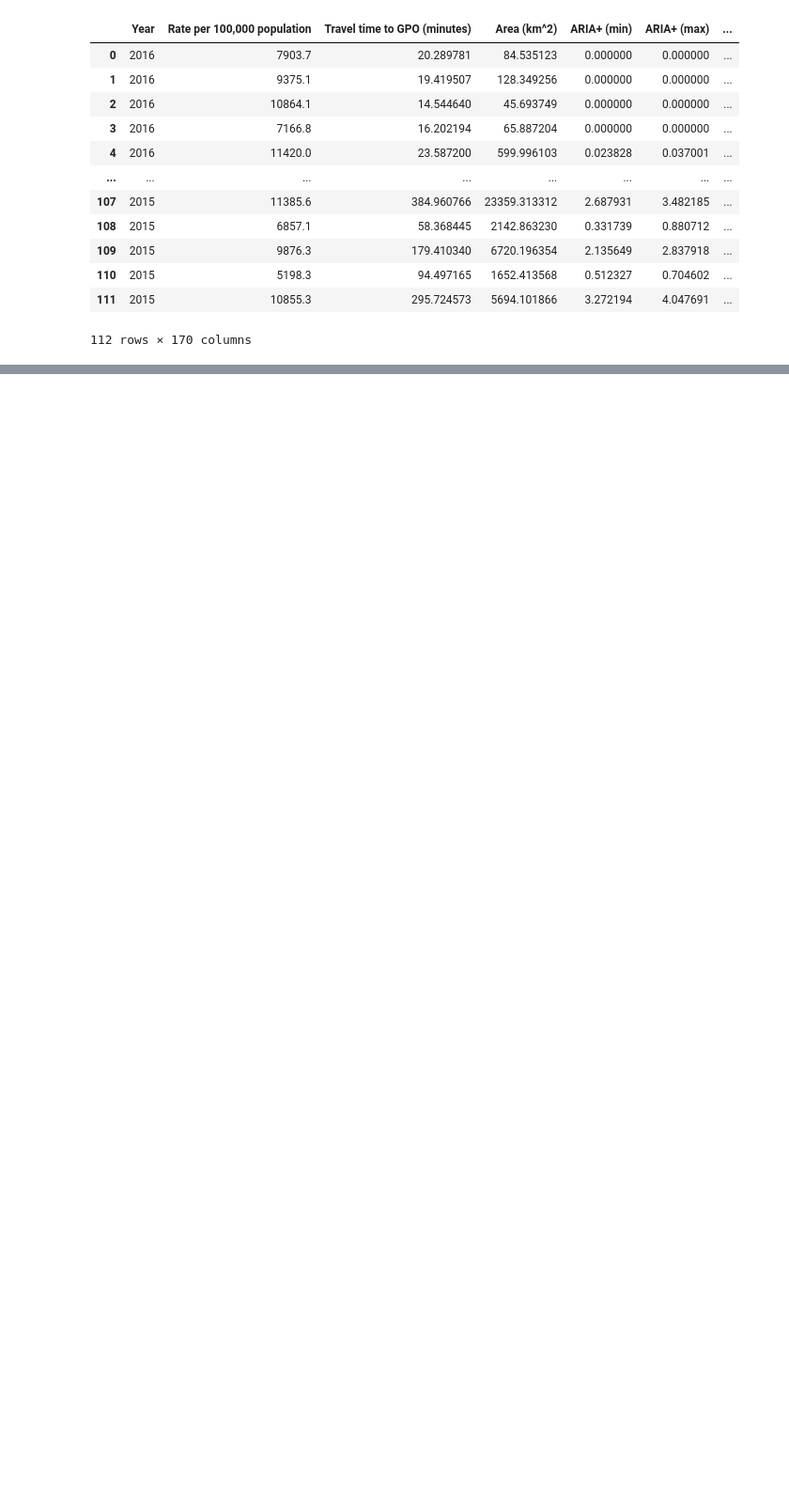
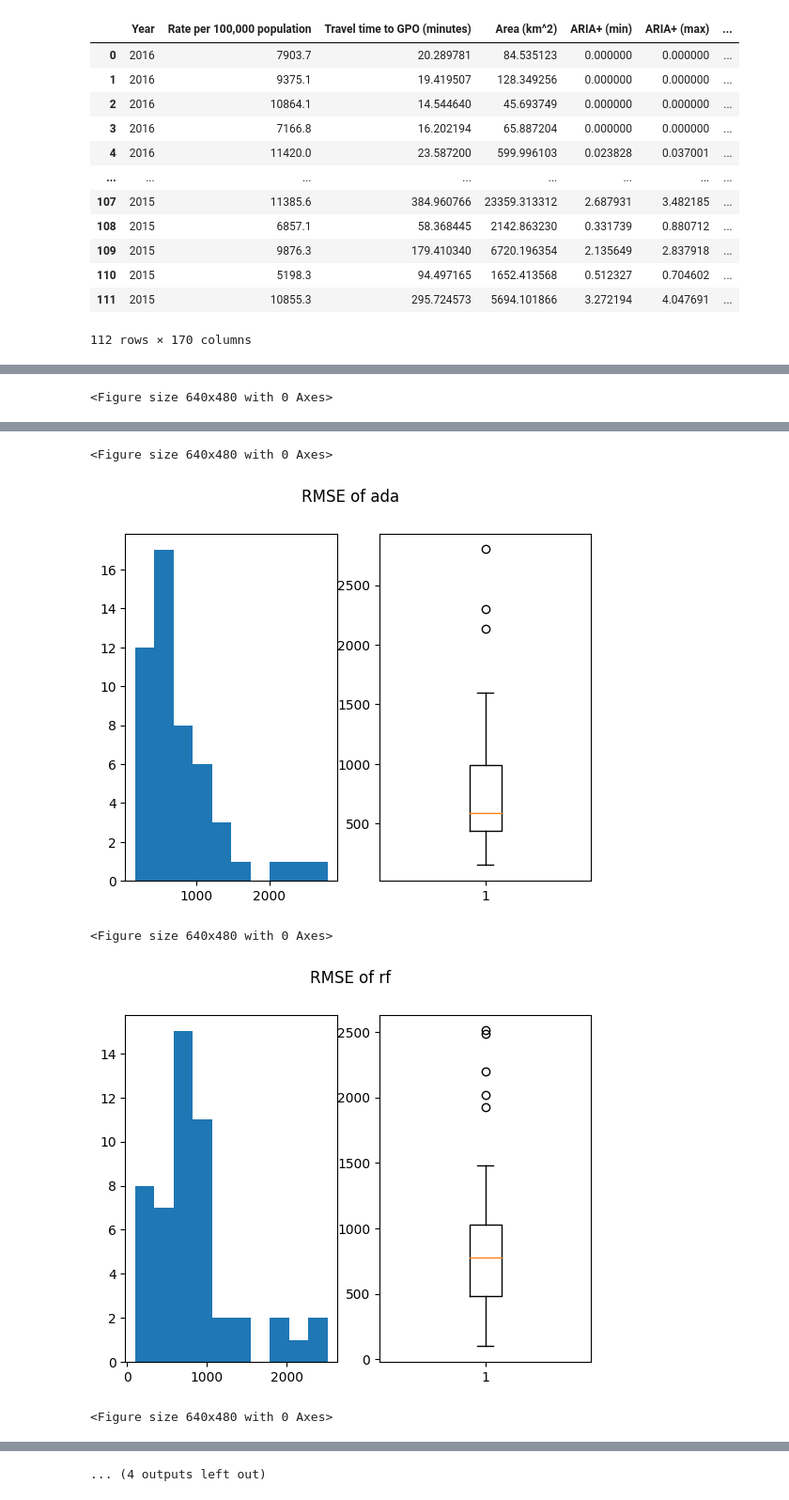
Before and after one commit to khangluong2004/COMP20008_Assignment2, a Jupyter notebook: khang/model.ipynb, the cells around one changed output, grey strips where cells are left out. Shown at 94% size. Saved outputs shown, nothing was run; the diff lists cells and outputs as text; code cells hidden in the pictures; blank space fills up the shorter version.

```diff
--- a/khang/model.ipynb
+++ b/khang/model.ipynb
@@ -447,3 +470,16 @@ def getTopNMICommunities(X_train, y_train):
         allScores.append((column, score))
     allScores.sort(key=lambda x: -x[1])
     return [col[0] for col in allScores][:20]
+
+def featureEngineerFunc2(X_train, X_test, y_train):
+    X_train, X_test = getPCA(X_train, X_test)
+
+    top20Communities = getTopNMICommunities(X_train, y_train)
+    dropCol = []
+    for column in communities.columns:
+        if column in X.columns and column not in top20Communities:
+            dropCol.append(column)
+
+    X_train = X_train.drop(columns=dropCol)
+    X_test = X_test.drop(columns=dropCol)
+    return X_train, X_test
@@ -575,0 +486,19 @@ Name: count, dtype: int64
+# %%
+DEPTH = 5
+
+models = {
+    "regressor": DecisionTreeRegressor(max_depth=DEPTH, random_state=1301267),
+    "ada": AdaBoostRegressor(
+        DecisionTreeRegressor(max_depth=DEPTH), n_estimators=300, random_state=1301266),
+    "rf": RandomForestRegressor(n_estimators=300, max_depth=DEPTH),
+    "gradBoost": GradientBoostingRegressor(n_estimators = 500,
+        max_depth = DEPTH,
+        min_samples_split = 3,
+        learning_rate = 0.01,
+        loss = "squared_error"),
+    "linear": LinearRegression(),
+    "null": NullModel()
+}
+
+KFoldPipeline(X, y, featureEngineerFunc2, models, 50, True)
+# %% [output]
@@ -575,0 +541 @@ Name: count, dtype: int64
+<Figure size 640x480 with 0 Axes>
@@ -575,0 +543,5 @@ Name: count, dtype: int64
+<Figure size 640x480 with 0 Axes>
+[figure, added]
+<Figure size 640x480 with 0 Axes>
+[figure, added]
+<Figure size 640x480 with 0 Axes>
@@ -575,0 +549 @@ Name: count, dtype: int64
+... (4 outputs left out)
```
Also changed, not shown: parts of 16 cells of this notebook.
